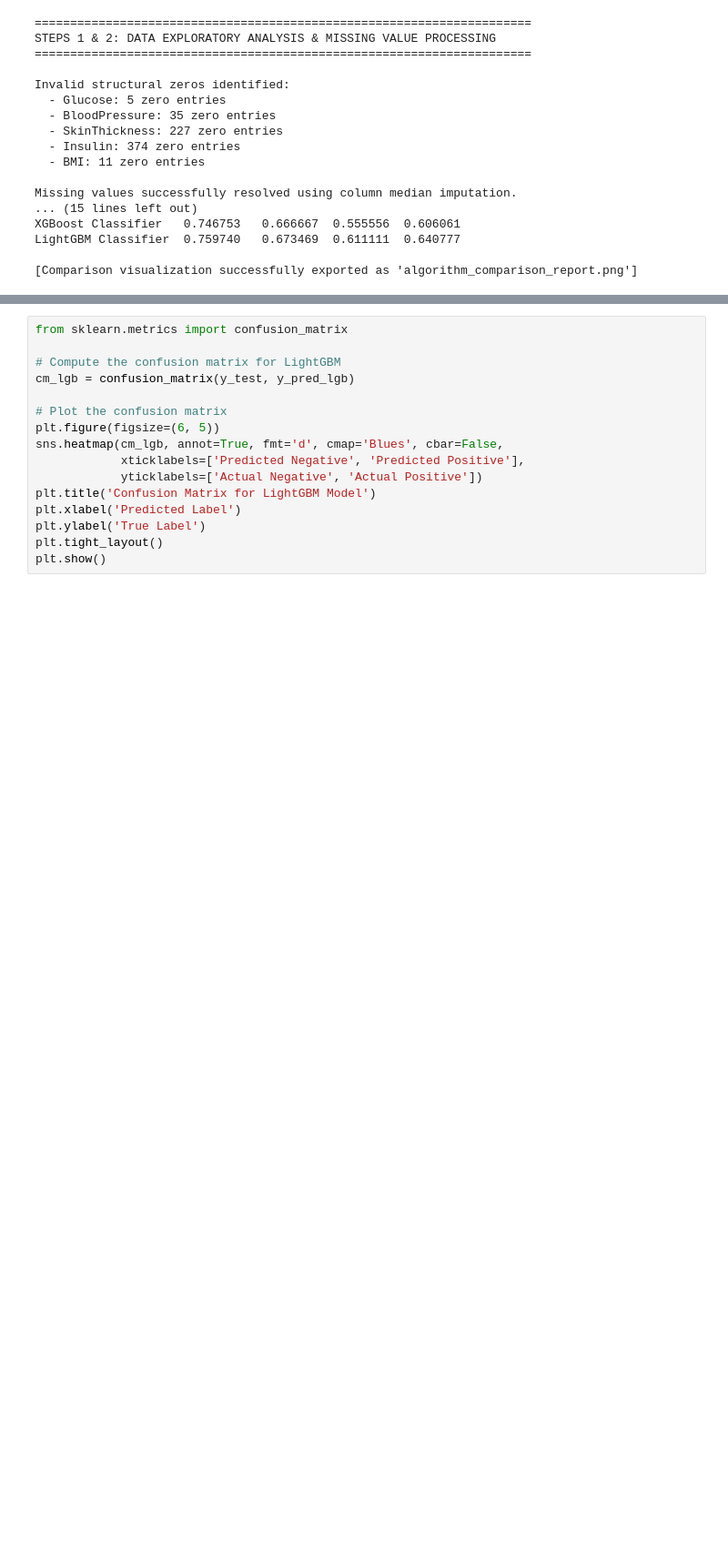
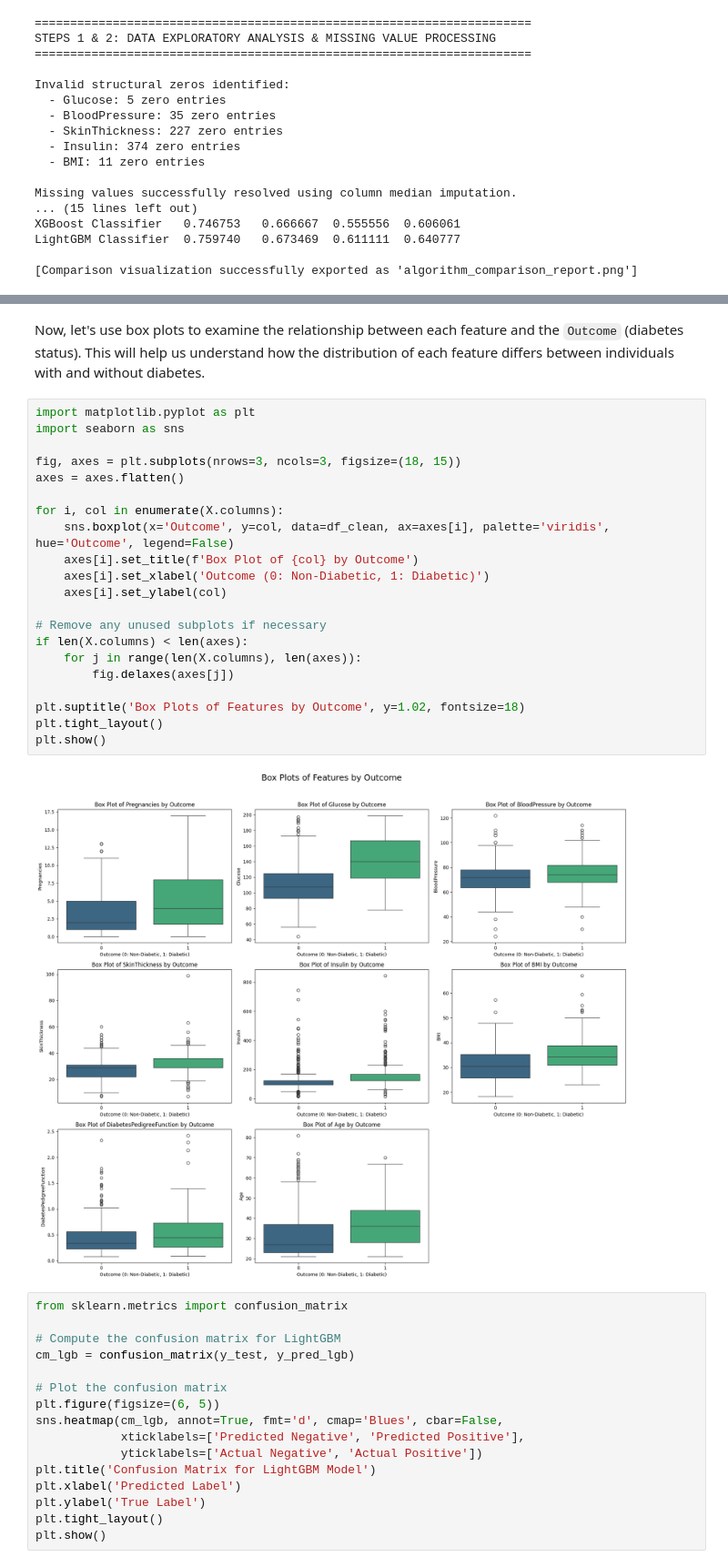
Before and after one commit to raj143sujay/EXCELR-ASSIGNMENTS, a Jupyter notebook: ASSIGNMENT_13.ipynb, the cells around one changed output, grey strips where cells are left out. Shown at 91% size. Drawn from its saved outputs; the diff is of its cells as text; blank space fills up the shorter version.

```diff
--- a/ASSIGNMENT_13.ipynb
+++ b/ASSIGNMENT_13.ipynb
@@ -161,3 +203,28 @@ LightGBM Classifier  0.759740   0.673469  0.611111  0.640777
+# %% [markdown]
+Now, let's use box plots to examine the relationship between each feature and the `Outcome` (diabetes status). This will help us understand how the distribution of each feature differs between individuals with and without diabetes.
+# %%
+import matplotlib.pyplot as plt
+import seaborn as sns
+
+fig, axes = plt.subplots(nrows=3, ncols=3, figsize=(18, 15))
+axes = axes.flatten()
+
+for i, col in enumerate(X.columns):
+    sns.boxplot(x='Outcome', y=col, data=df_clean, ax=axes[i], palette='viridis', hue='Outcome', legend=False)
+    axes[i].set_title(f'Box Plot of {col} by Outcome')
+    axes[i].set_xlabel('Outcome (0: Non-Diabetic, 1: Diabetic)')
+    axes[i].set_ylabel(col)
+
+# Remove any unused subplots if necessary
+if len(X.columns) < len(axes):
+    for j in range(len(X.columns), len(axes)):
+        fig.delaxes(axes[j])
+
+plt.suptitle('Box Plots of Features by Outcome', y=1.02, fontsize=18)
+plt.tight_layout()
+plt.show()
+# %% [output]
+[figure, added]
 # %%
 from sklearn.metrics import confusion_matrix
 
```
Also changed, not shown: parts of 6 cells of this notebook.
